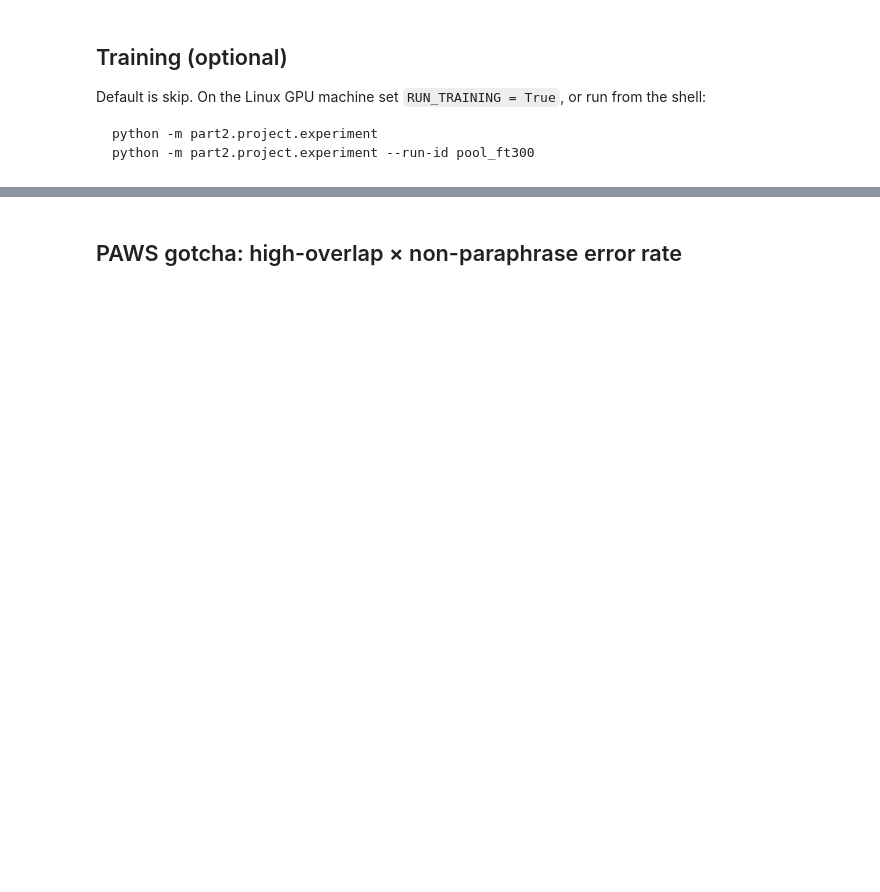
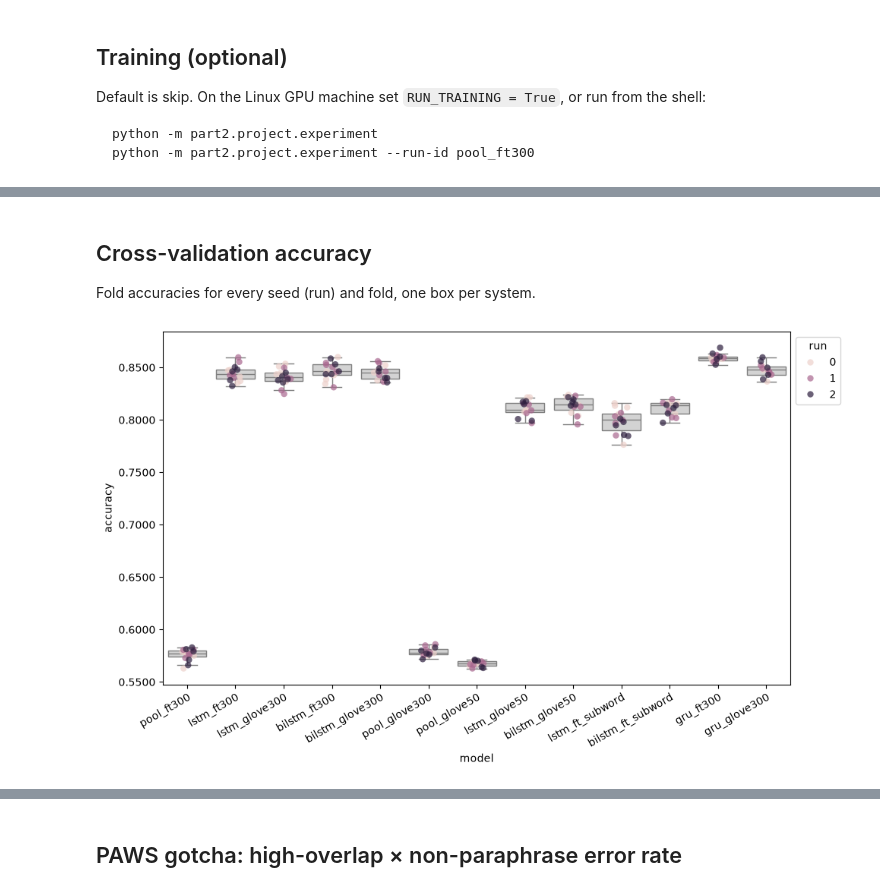
Before and after one commit to Joeyjdl/nlp1-student, a Jupyter notebook: part2/project/project.ipynb, the cells around one changed output, grey strips where cells are left out. Saved outputs shown, nothing was run; the diff lists cells and outputs as text; code cells hidden in the pictures; blank space fills up the shorter version.

Commit message:
Add CV/ROPE analysis and resumable training to part2 project

```diff
--- a/part2/project/project.ipynb
+++ b/part2/project/project.ipynb
@@ -9,26 +9,26 @@ Training is off by default — flip the toggles below when you are on the GPU ma
 ## Setup and toggles
 # %%
 # Flip these when you intentionally want heavy work.
-RUN_TRAINING = True          # full enabled RUNS from config (GPU)
+RUN_TRAINING = False          # full enabled RUNS from config (GPU)
+RUN_CV_PLOTS = True           # box plot of CV fold accuracies
+RUN_ROPE = True               # Bayesian correlated t-test with ROPE on CV accuracies
 RUN_DEVTEST_PREDS = True      # load models and score devtest (needs trained checkpoints)
 RUN_BIN_PLOTS = True
 RUN_GOTCHA = True
 RUN_LENGTH_X_MODEL = True
 RUN_BDA = True                # MCMC — can be slow
 
-# Systems compared in analysis (must match completed run ids under results/)
+# Systems in the CV box plot and ROPE table (None = all trained runs)
+CV_SYSTEMS = None
+
+# Systems compared in devtest analysis
 ANALYSIS_SYSTEMS = [
     "pool_ft300",
     "lstm_ft300",
     "bilstm_ft300",
 ]
 
-# Which seed/fold checkpoints to use for devtest predictions
-ANALYSIS_SEED = 0
-ANALYSIS_FOLD = 0
-
-# Embedding used to tokenize analysis features / reload models that share vocab
-# (pool/lstm/bilstm ft300 all use fasttext300)
+# Embedding whose tokenizer is used for the avg_len_tokens feature
 ANALYSIS_EMB_KEY = "fasttext300"
 # %%
 import sys
@@ -98,0 +114,14 @@ No summary.json files found yet under C:\Users\joeyl\Documents\GitHub\nlp1-stude
+# %% [markdown]
+## Cross-validation accuracy
+
+Fold accuracies for every seed (run) and fold, one box per system.
+# %%
+cv_systems = CV_SYSTEMS if CV_SYSTEMS is not None else analysis.trained_run_ids()
+my_classifiers = analysis.load_cv_results(cv_systems)
+
+if RUN_CV_PLOTS:
+    baseline.analysis.plot_box_and_points(baseline.analysis.make_data_frame(my_classifiers), figsize=(10, 6))
+else:
+    print("Skipping CV plots.")
+# %% [output]
+[figure, added]
```
Also changed, not shown: parts of 32 cells of this notebook, 3 other files.
